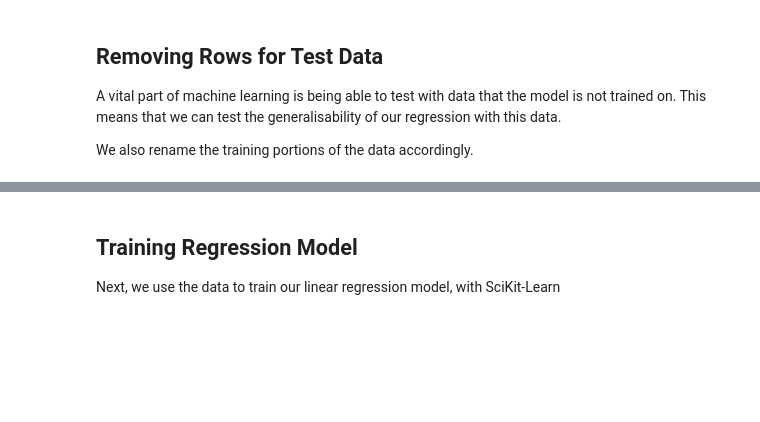
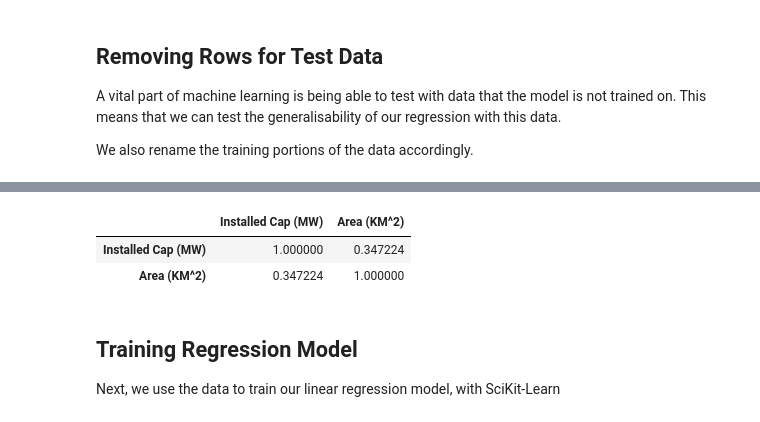
Before and after one commit to Cameron-Watts/Capstone-notebooks, a Jupyter notebook: Notebooks/SciKit-Learn Regression/SciKit-Learn Linear Regression.ipynb, the cells around one changed output, grey strips where cells are left out. Saved outputs shown, nothing was run; the diff lists cells and outputs as text; code cells hidden in the pictures; blank space fills up the shorter version.

```diff
--- a/Notebooks/SciKit-Learn Regression/SciKit-Learn Linear Regression.ipynb
+++ b/Notebooks/SciKit-Learn Regression/SciKit-Learn Linear Regression.ipynb
@@ -95,3 +97,9 @@ training_x = df[["Installed Cap (MW)", "Area (KM^2)"]]
+# %%
+training_x.corr()
+# %% [output]
+|  | Installed Cap (MW) | Area (KM^2) |
+| Installed Cap (MW) | 1.000000 | 0.347224 |
+| Area (KM^2) | 0.347224 | 1.000000 |
 # %% [markdown]
 ## Training Regression Model
 
```
Also changed, not shown: parts of 5 cells of this notebook.
